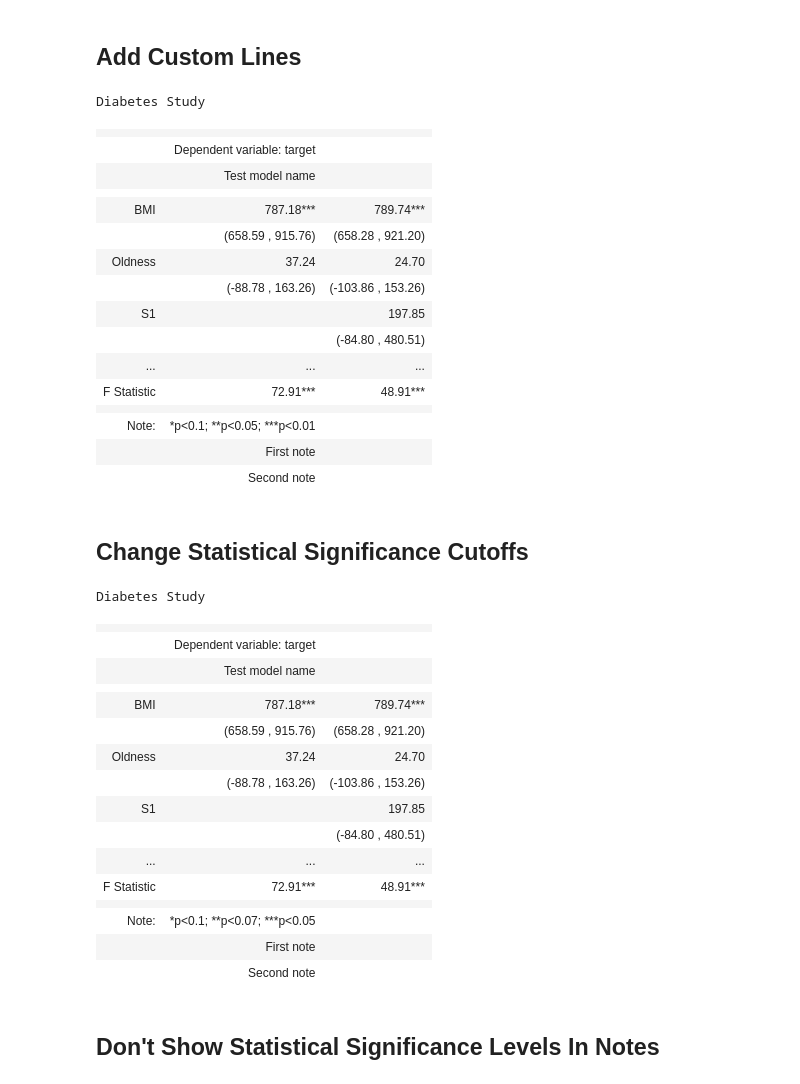
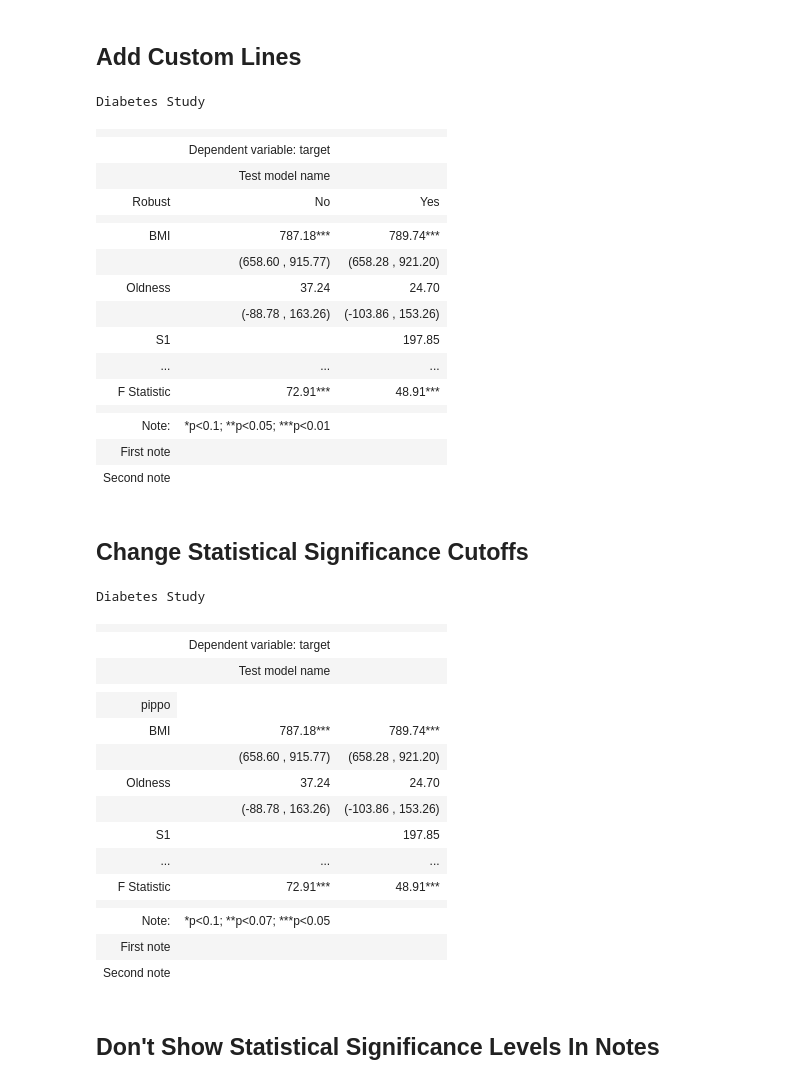
Before and after one commit to StatsReporting/stargazer, a Jupyter notebook: examples.ipynb, the cells around one changed output. Saved outputs shown, nothing was run; the diff lists cells and outputs as text; code cells hidden in the pictures.

Commit message:
Updated examples with custom lines in header

```diff
--- a/examples.ipynb
+++ b/examples.ipynb
@@ -274,25 +294,26 @@ Diabetes Study
 # %%
 stargazer.add_line('More controls', ['No', 'No'])
 stargazer.add_line('Preferred', ['No', 'Yes'], LineLocation.FOOTER_TOP)
+stargazer.add_line('Robust', ['No', 'Yes'], LineLocation.HEADER_BOTTOM)
 stargazer
 # %% [output]
 Diabetes Study
 |  |  |  |
 |  | Dependent variable: target |  |
 |  | Test model name |  |
+| Robust | No | Yes |
 |  |  |  |
 | BMI | 787.18*** | 789.74*** |
-|  | (658.59 , 915.76) | (658.28 , 921.20) |
+|  | (658.60 , 915.77) | (658.28 , 921.20) |
 | Oldness | 37.24 | 24.70 |
 |  | (-88.78 , 163.26) | (-103.86 , 153.26) |
 | S1 |  | 197.85 |
-|  |  | (-84.80 , 480.51) |
 | ... | ... | ... |
 | F Statistic | 72.91*** | 48.91*** |
 |  |  |  |
 | Note: | *p<0.1; **p<0.05; ***p<0.01 |  |
-|  | First note |  |
-|  | Second note |  |
+| First note |  |  |
+| Second note |  |  |
 # %% [markdown]
 ## Change Statistical Significance Cutoffs
 # %%
@@ -304,18 +325,18 @@ Diabetes Study
 |  | Dependent variable: target |  |
 |  | Test model name |  |
 |  |  |  |
+| pippo |
 | BMI | 787.18*** | 789.74*** |
-|  | (658.59 , 915.76) | (658.28 , 921.20) |
+|  | (658.60 , 915.77) | (658.28 , 921.20) |
 | Oldness | 37.24 | 24.70 |
 |  | (-88.78 , 163.26) | (-103.86 , 153.26) |
 | S1 |  | 197.85 |
-|  |  | (-84.80 , 480.51) |
 | ... | ... | ... |
 | F Statistic | 72.91*** | 48.91*** |
 |  |  |  |
 | Note: | *p<0.1; **p<0.07; ***p<0.05 |  |
-|  | First note |  |
-|  | Second note |  |
+| First note |  |  |
+| Second note |  |  |
 # %% [markdown]
 ## Don't Show Statistical Significance Levels In Notes
 # %%
```
Also changed, not shown: parts of 13 cells of this notebook.
